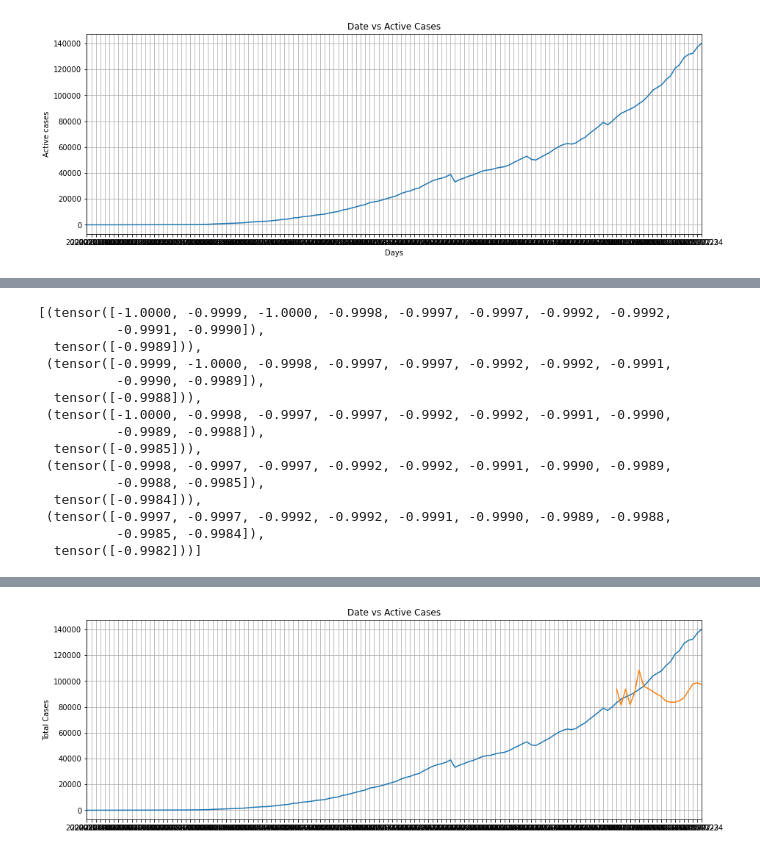
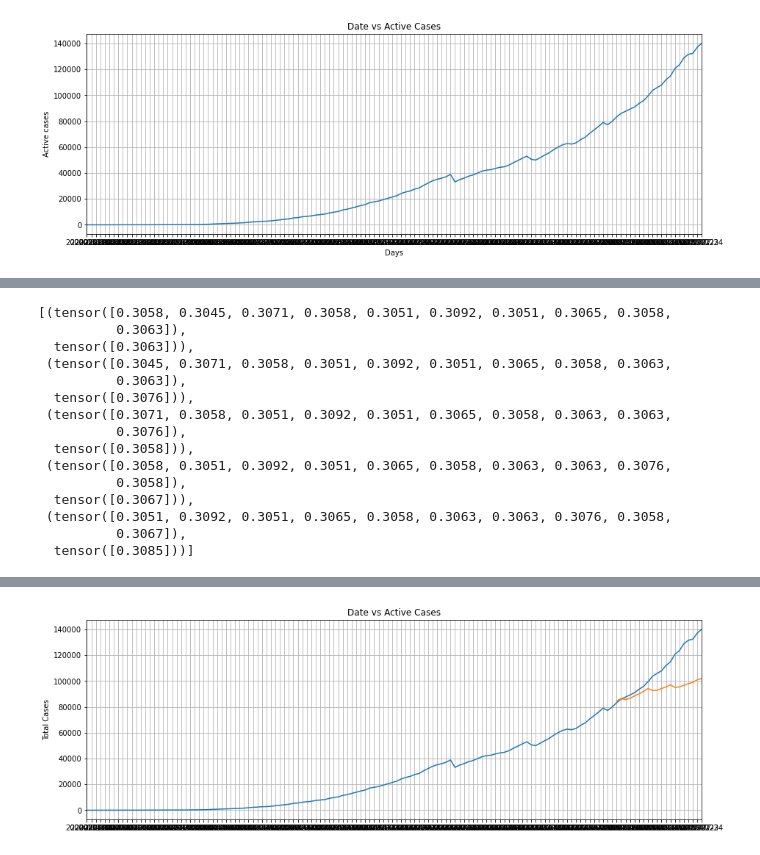
Before and after one commit to Thakur-Govind/C0VID19_Analysis_GT, a Jupyter notebook: Covid_19_India_Analysis_RNN.ipynb, the cells around one changed output, grey strips where cells are left out. Drawn from its saved outputs; the diff is of its cells as text; code cells hidden in the pictures.

Commit message:
Cleaned Active cases

```diff
--- a/Covid_19_India_Analysis_RNN.ipynb
+++ b/Covid_19_India_Analysis_RNN.ipynb
@@ -3287,3 +3287,8 @@ active_maha.head()
 | 2020-03-11 | 2 |
 | 2020-03-12 | 11 |
 | 2020-03-13 | 14 |
+# %%
+active_maha_diff = active_maha.diff()
+# %%
+active_maha_diff.dropna(inplace=True)
+active_maha_diff.head()
@@ -3303,7 +3316,7 @@ plt.plot(active_maha['Active'])
 [<matplotlib.lines.Line2D at 0x...>]
 [figure]
 # %%
-all_data = active_maha['Active'].values.astype(float)
+all_data = active_maha_diff['Active'].values.astype(float)
 # %%
 print(all_data)
 # %% [output]
@@ -3372,21 +3385,21 @@ train_inout_seq = create_inout_sequences(train_data_normalized, train_window)
 # %%
 train_inout_seq[:5]
 # %% [output]
-[(tensor([-1.0000, -0.9999, -1.0000, -0.9998, -0.9997, -0.9997, -0.9992, -0.9992,
-          -0.9991, -0.9990]),
-  tensor([-0.9989])),
- (tensor([-0.9999, -1.0000, -0.9998, -0.9997, -0.9997, -0.9992, -0.9992, -0.9991,
-          -0.9990, -0.9989]),
-  tensor([-0.9988])),
- (tensor([-1.0000, -0.9998, -0.9997, -0.9997, -0.9992, -0.9992, -0.9991, -0.9990,
-          -0.9989, -0.9988]),
-  tensor([-0.9985])),
- (tensor([-0.9998, -0.9997, -0.9997, -0.9992, -0.9992, -0.9991, -0.9990, -0.9989,
-          -0.9988, -0.9985]),
-  tensor([-0.9984])),
- (tensor([-0.9997, -0.9997, -0.9992, -0.9992, -0.9991, -0.9990, -0.9989, -0.9988,
-          -0.9985, -0.9984]),
-  tensor([-0.9982]))]
+[(tensor([0.3058, 0.3045, 0.3071, 0.3058, 0.3051, 0.3092, 0.3051, 0.3065, 0.3058,
+          0.3063]),
+  tensor([0.3063])),
+ (tensor([0.3045, 0.3071, 0.3058, 0.3051, 0.3092, 0.3051, 0.3065, 0.3058, 0.3063,
+          0.3063]),
+  tensor([0.3076])),
+ (tensor([0.3071, 0.3058, 0.3051, 0.3092, 0.3051, 0.3065, 0.3058, 0.3063, 0.3063,
+          0.3076]),
+  tensor([0.3058])),
+ (tensor([0.3058, 0.3051, 0.3092, 0.3051, 0.3065, 0.3058, 0.3063, 0.3063, 0.3076,
+          0.3058]),
+  tensor([0.3067])),
+ (tensor([0.3051, 0.3092, 0.3051, 0.3065, 0.3058, 0.3063, 0.3063, 0.3076, 0.3058,
+          0.3067]),
+  tensor([0.3085]))]
 # %%
 def train_with_paramsv3(hl_size,n_epochs, learn_rate):
     class LSTM(nn.Module):
@@ -3441,9 +3454,9 @@ def train_with_paramsv3(hl_size,n_epochs, learn_rate):
             test_inputs.append(model(seq).item())
     print("getting predictions...........")
     actual_predictions = scaler.inverse_transform(np.array(test_inputs[train_window:]).reshape(-1, 1))
-#     actual_predictions[0][0] += d.iloc[-fut_pred,0]
-#     for i in range(1,len(actual_predictions)):
-#         actual_predictions[i][0] += actual_predictions[i-1][0]
+    actual_predictions[0][0] += active_maha.iloc[-fut_pred,0]
+    for i in range(1,len(actual_predictions)):
+        actual_predictions[i][0] += actual_predictions[i-1][0]
     print("Got predictions, plotting: ")
     x = active_maha.index[-20:]
     plt.title('Date vs Active Cases')
@@ -3454,7 +3467,7 @@ def train_with_paramsv3(hl_size,n_epochs, learn_rate):
     plt.plot(x,actual_predictions)
     plt.show()
 # %%
-train_with_paramsv3(200,250,0.001)
+train_with_paramsv3(200,500,0.001)
 # %% [output]
 LSTM(
   (lstm): LSTM(1, 200)
@@ -3477,6 +3487,6 @@ Now testing...........
 getting predictions...........
 Got predictions, plotting:
-[figure, old version]
+[figure, new version]
 # %%
 train_with_paramsv3(200,250,0.0001)
 # %% [output]
```
Also changed, not shown: parts of 35 cells of this notebook.
